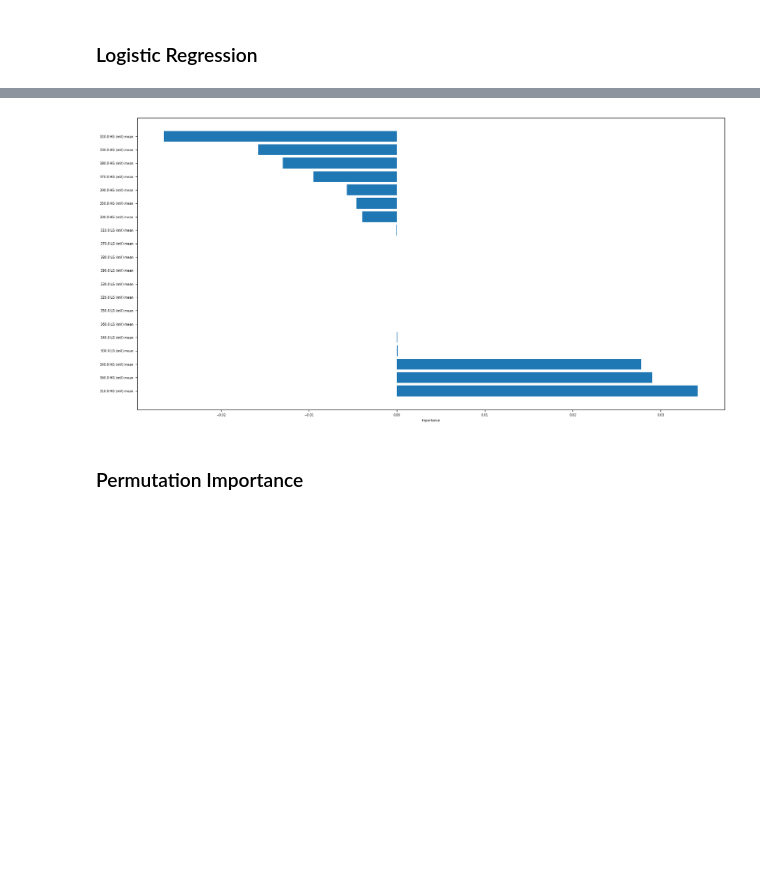
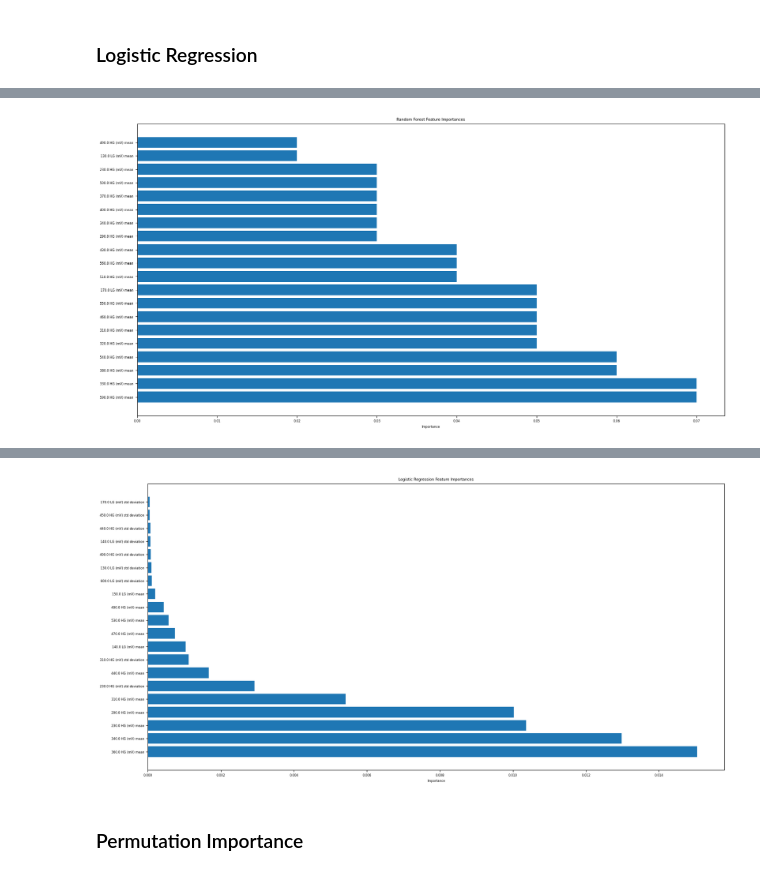
Before and after one commit to danimp94/PLASTICS-THz, a Jupyter notebook: src/scripts/notebook/Freq_Optimizacion_other_models.ipynb, the cells around one changed output, grey strips where cells are left out. Cells and saved outputs as stored; diff of their text form; code cells hidden in the pictures; blank space fills up the shorter version.

```diff
--- a/src/scripts/notebook/Freq_Optimizacion_other_models.ipynb
+++ b/src/scripts/notebook/Freq_Optimizacion_other_models.ipynb
@@ -420,8 +429,16 @@ seed = set_seed(42)
 ### Random Forest Model
 # %%
 def random_forest_model(X_train, y_train, seed):
-    # Define Random Forest model
-    rf_model = RandomForestClassifier(n_estimators=10, criterion='log_loss' , random_state=seed)
+    # Define Random Forest model with parameters to reduce overfitting
+    rf_model = RandomForestClassifier(
+        n_estimators=100,  # Increase the number of trees
+        criterion='log_loss',
+        max_depth=3,  # Limit the maximum depth of the trees
+        min_samples_split=5,  # Minimum number of samples required to split an internal node
+        min_samples_leaf=2,  # Minimum number of samples required to be at a leaf node
+        bootstrap=True,  # Use bootstrap sampling
+        random_state=seed
+    )
     # Train the model
     rf_model.fit(X_train, y_train)
     return rf_model
@@ -449,13 +466,14 @@ def logistic_regression_model(X_train, y_train, seed):
 # %%
 # Train models
 rf_model = random_forest_model(X_train, y_train, seed)
-# nb_model = naive_bayes_model(X_train, y_train)
+nb_model = naive_bayes_model(X_train, y_train)
 lr_model = logistic_regression_model(X_train, y_train, seed)
 
 # Predictions
-# y_pred = rf_model.predict(X_test)
-# y_pred = nb_model.predict(X_test)
-y_pred = lr_model.predict(X_test)
+y_pred = []
+y_pred.append(rf_model.predict(X_test))
+y_pred.append(nb_model.predict(X_test))
+y_pred.append(lr_model.predict(X_test))
 
 # Save the model
 # joblib.dump(rf_model, 'random_forest_model.pkl')
@@ -467,33 +485,48 @@ y_pred = lr_model.predict(X_test)
 # print(df_comparison.head(10))
 
 # Calculate metrics
-accuracy = accuracy_score(y_test, y_pred)
-precision = precision_score(y_test, y_pred, average='weighted')
-recall = recall_score(y_test, y_pred, average='weighted')
-f1 = f1_score(y_test, y_pred, average='weighted')
+for i, y_pred_i in enumerate(y_pred):
+    accuracy = accuracy_score(y_test, y_pred_i)
+    precision = precision_score(y_test, y_pred_i, average='weighted')
+    recall = recall_score(y_test, y_pred_i, average='weighted')
+    f1 = f1_score(y_test, y_pred_i, average='weighted')
 
-print(f"Accuracy: {accuracy}")
-print(f"Precision: {precision}")
-print(f"Recall: {recall}")
-print(f"F1: {f1}")
+    print(f"Model {i+1} - Accuracy: {accuracy}")
+    print(f"Model {i+1} - Precision: {precision}")
+    print(f"Model {i+1} - Recall: {recall}")
+    print(f"Model {i+1} - F1: {f1}")
 
-# Classification report
-print(classification_report(y_test, y_pred),)
+    # Classification report
+    print(f"Model {i+1} - Classification Report:\n", classification_report(y_test, y_pred_i), '\n')
 
-# Predictions made per class with its label encoded value
-print(Counter(y_pred))
+    # Predictions made per class with its label encoded value
+    print(f"Model {i+1} - Predictions Counter:\n", Counter(y_pred_i), '\n')
 
 # Feature importance (Find 10 most important variables with its name and importance value)
-feature_importances = rf_model.feature_importances_
-feature_importances = lr_model.coef_[0]
+rf_feature_importances = rf_model.feature_importances_
+lr_feature_importances = lr_model.coef_[0]
 
 feature_names = X_train.columns
-feature_importances_df = pd.DataFrame({'Feature': feature_names, 'Importance': feature_importances})
-feature_importances_df = feature_importances_df.sort_values('Importance', ascending=False)
+rf_feature_importances_df = pd.DataFrame({'Feature': feature_names, 'Importance': rf_feature_importances})
+lr_feature_importances_df = pd.DataFrame({'Feature': feature_names, 'Importance': lr_feature_importances})
+
+rf_feature_importances_df = rf_feature_importances_df.sort_values('Importance', ascending=False)
+lr_feature_importances_df = lr_feature_importances_df.sort_values('Importance', ascending=False)
+
 # Font size
 plt.rcParams.update({'font.size': 6})
-print(feature_importances_df.head(50))
+
+print("Random Forest Feature Importances:\n", rf_feature_importances_df.head(20))
 plt.figure(figsize=(20, 10))
-plt.barh(feature_importances_df['Feature'][:50], feature_importances_df['Importance'][:50])
+plt.barh(rf_feature_importances_df['Feature'][:20], rf_feature_importances_df['Importance'][:20])
 plt.xlabel('Importance')
+plt.title('Random Forest Feature Importances')
+plt.show()
+
+print("Logistic Regression Feature Importances:\n", lr_feature_importances_df.head(20))
+plt.figure(figsize=(20, 10))
+plt.barh(lr_feature_importances_df['Feature'][:20], lr_feature_importances_df['Importance'][:20])
+plt.xlabel('Importance')
+plt.title('Logistic Regression Feature Importances')
+plt.show()
 # %% [output]
@@ -516,0 +550 @@ F1: 1.0
+[figure, new version]
@@ -518,4 +568,4 @@ Text(0.5, 0, 'Importance')
-[figure, old version]
+[figure, added]
 # %% [markdown]
 ### Permutation Importance
 # %%
```
Also changed, not shown: parts of 5 cells of this notebook.
